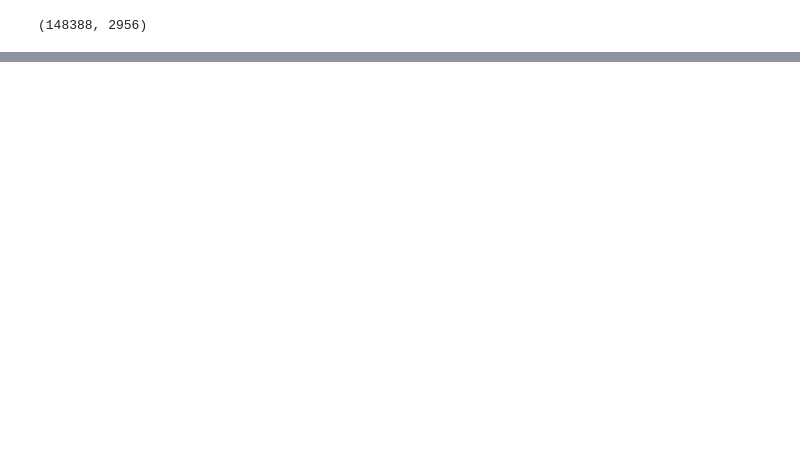
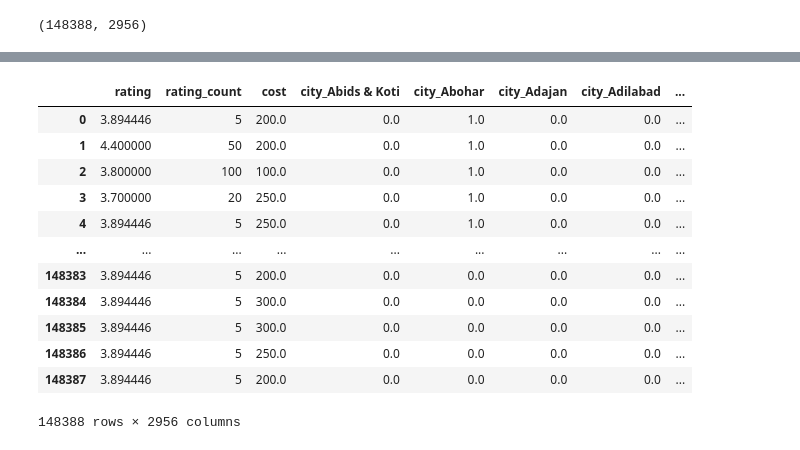
Before and after one commit to Shanchai-bit/Swiggy-s-Restaurant-Recommendation-System, a Jupyter notebook: swiggy.ipynb, the cells around one changed output, grey strips where cells are left out. Drawn from its saved outputs; the diff is of its cells as text; code cells hidden in the pictures; blank space fills up the shorter version.

```diff
--- a/swiggy.ipynb
+++ b/swiggy.ipynb
@@ -277,8 +258,9 @@ df_encoded.to_csv(encoded_filepath, index=False)
 # %%
 # Load the datasets
-cleaned_data = pd.read_csv(r"D:\Guvi_Project\Swiggy’s Restaurant Recommendation System\Data\Cleaned_data.csv", index_col=0)  # Ensure index is loaded
-encoded_data = pd.read_csv(r"D:\Guvi_Project\Swiggy’s Restaurant Recommendation System\Data\Encoded_data.csv", index_col=0)  # Ensure index is loaded
-
+cleaned_data = pd.read_csv(r"D:\Guvi_Project\Swiggy’s Restaurant Recommendation System\Data\Cleaned_data.csv")  # Ensure index is loaded
+encoded_data = pd.read_csv(r"D:\Guvi_Project\Swiggy’s Restaurant Recommendation System\Data\Encoded_data.csv")  # Ensure index is loaded
+cleaned_data.reset_index(drop=True, inplace=True)
+encoded_data.reset_index(drop=True, inplace=True)
 
 # Compare indices
 if not cleaned_data.index.equals(encoded_data.index):
@@ -287,0 +288,16 @@ else:
+# %%
+encoded_data
+# %% [output]
+|  | rating | rating_count | cost | city_Abids & Koti | city_Abohar | city_Adajan | city_Adilabad | ... |
+| 0 | 3.894446 | 5 | 200.0 | 0.0 | 1.0 | 0.0 | 0.0 | ... |
+| 1 | 4.400000 | 50 | 200.0 | 0.0 | 1.0 | 0.0 | 0.0 | ... |
+| 2 | 3.800000 | 100 | 100.0 | 0.0 | 1.0 | 0.0 | 0.0 | ... |
+| 3 | 3.700000 | 20 | 250.0 | 0.0 | 1.0 | 0.0 | 0.0 | ... |
+| 4 | 3.894446 | 5 | 250.0 | 0.0 | 1.0 | 0.0 | 0.0 | ... |
+| ... | ... | ... | ... | ... | ... | ... | ... | ... |
+| 148383 | 3.894446 | 5 | 200.0 | 0.0 | 0.0 | 0.0 | 0.0 | ... |
+| 148384 | 3.894446 | 5 | 300.0 | 0.0 | 0.0 | 0.0 | 0.0 | ... |
+| 148385 | 3.894446 | 5 | 300.0 | 0.0 | 0.0 | 0.0 | 0.0 | ... |
+| 148386 | 3.894446 | 5 | 250.0 | 0.0 | 0.0 | 0.0 | 0.0 | ... |
+| 148387 | 3.894446 | 5 | 200.0 | 0.0 | 0.0 | 0.0 | 0.0 | ... |
+148388 rows × 2956 columns
```
Also changed, not shown: parts of 17 cells of this notebook, 1 other file.
